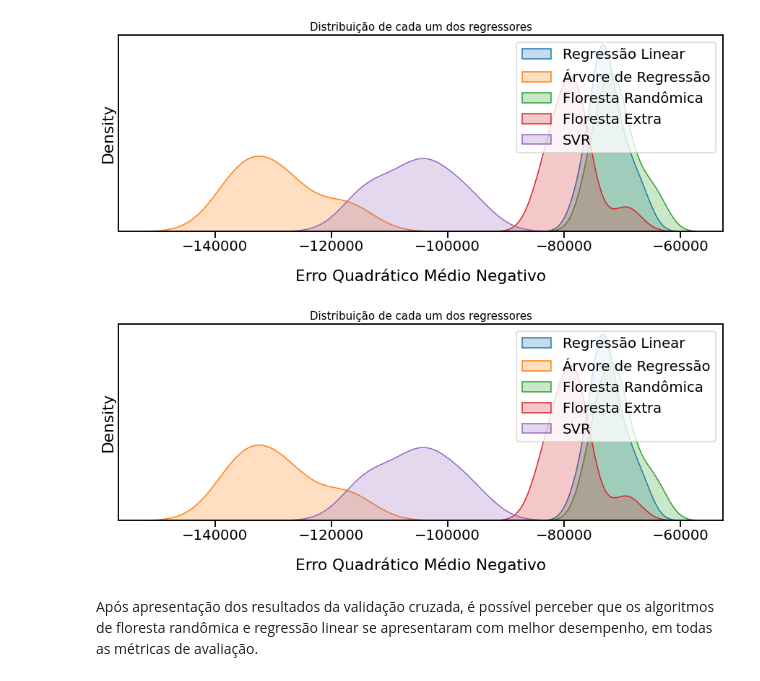
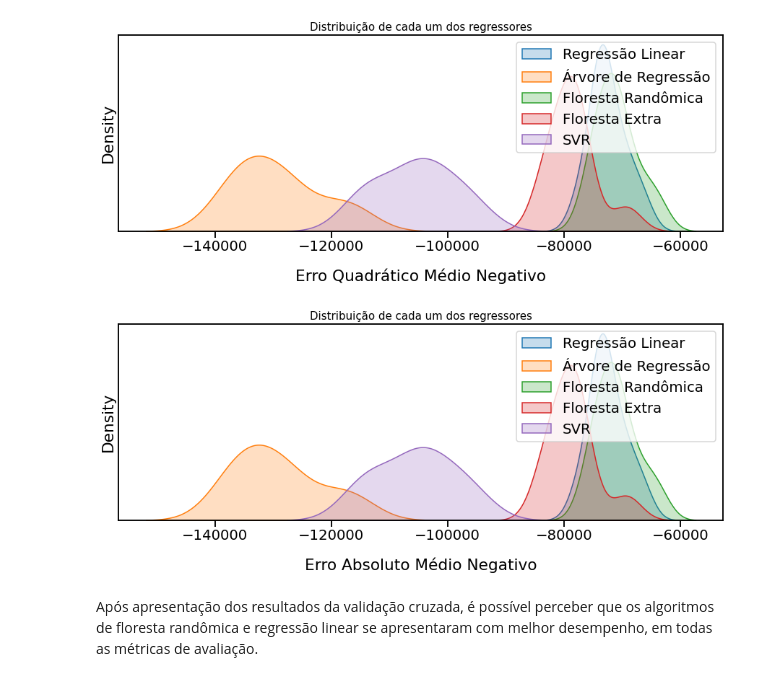
Before and after one commit to nelsondressler/Airbnb_PrevisaoPrecoEstadia, a Jupyter notebook: Airbnb_PrevisaoPrecoEstadia.ipynb, the cells around one changed output. Cells and saved outputs as stored; diff of their text form; code cells hidden in the pictures.

```diff
--- a/Airbnb_PrevisaoPrecoEstadia.ipynb
+++ b/Airbnb_PrevisaoPrecoEstadia.ipynb
@@ -575,19 +575,19 @@ plt.show()
 # %%
 # Apresentando o resultado do erro absoluto médio negativo dos modelos conforme as médias obtidas
 classificadores = ['Regressão Linear', 'Árvore de Regressão', 'Floresta Randômica', 'Floresta Extra', 'SVR']
 
 plt.figure(figsize=(15, 5))
 for i in range(len(mean_nmae)):
     sns.distplot(mean_nmse[i], hist=False, kde_kws={"shade": True})
 
 plt.title("Distribuição de cada um dos regressores", fontsize=15)
 plt.legend(classificadores)
-plt.xlabel("Erro Quadrático Médio Negativo", labelpad=20)
+plt.xlabel("Erro Absoluto Médio Negativo", labelpad=20)
 plt.yticks([])
 
 plt.show()
 # %% [output]
-[figure, old version]
+[figure, new version]
 # %% [markdown]
 Após apresentação dos resultados da validação cruzada, é possível perceber que os algoritmos de floresta randômica e regressão linear se apresentaram com melhor desempenho, em todas as métricas de avaliação.
 # %% [markdown]
```
Also changed, not shown: parts of 1 cell of this notebook.
